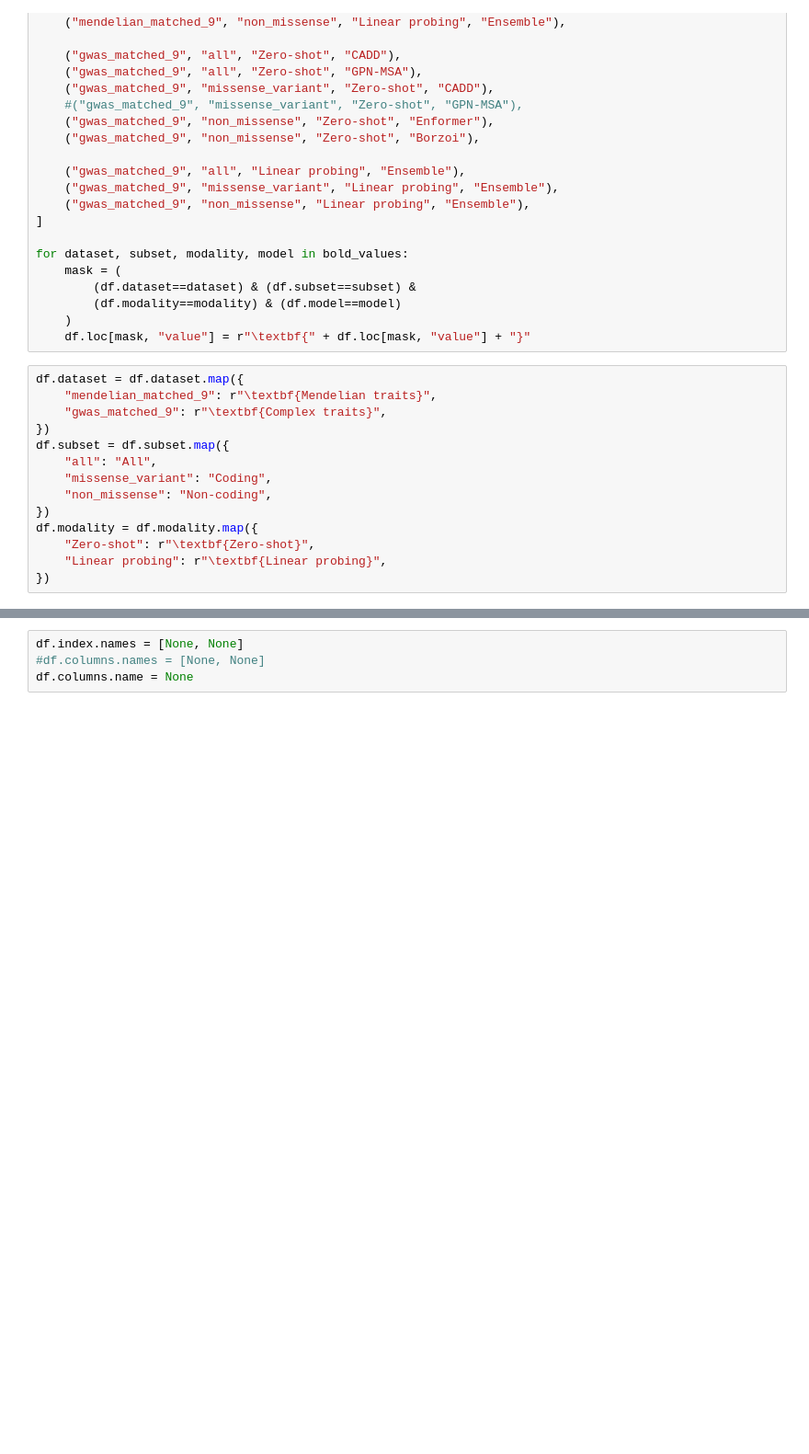
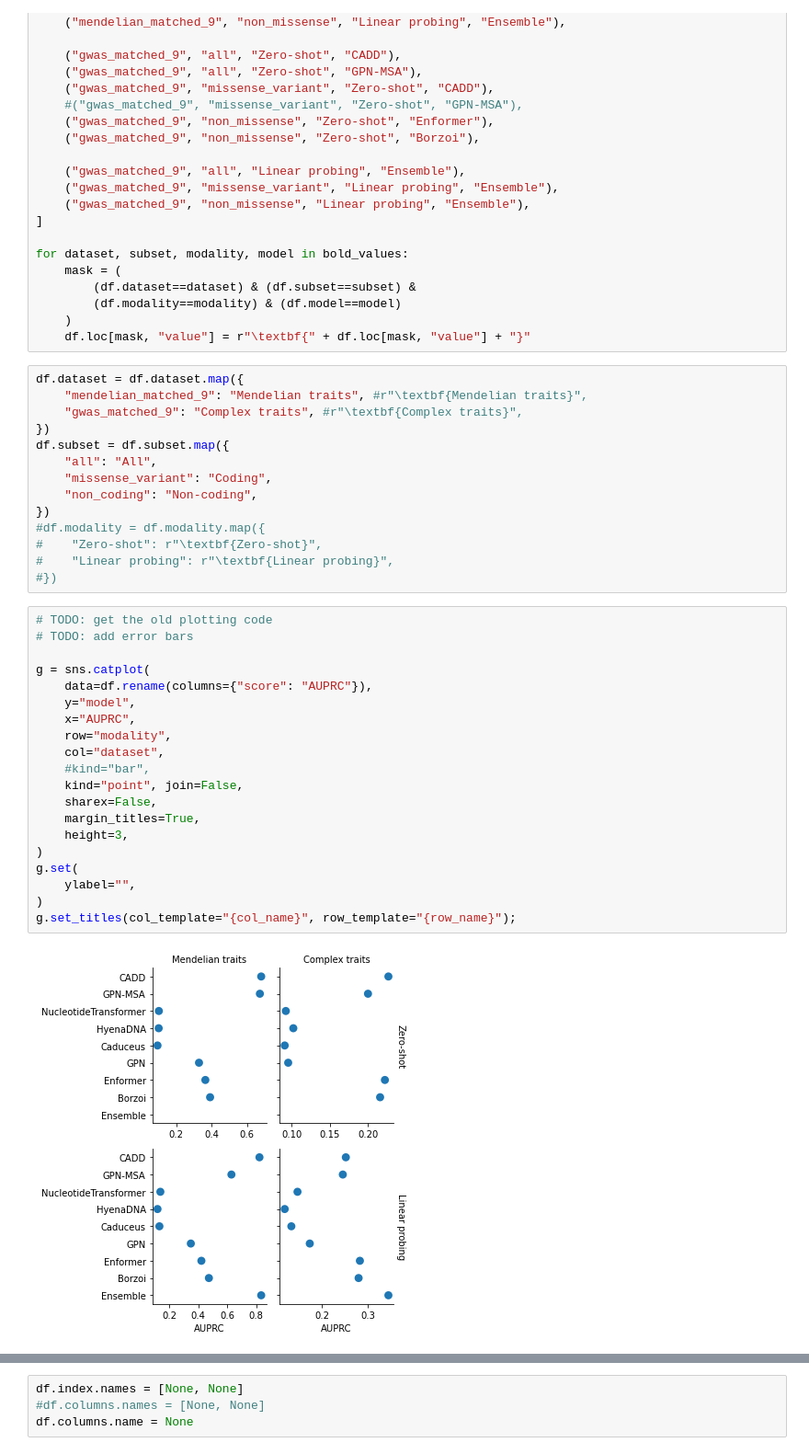
Before and after one commit to minjaf/TraitGym, a Jupyter notebook: workflow/notebooks/results_table.ipynb, the cells around one changed output, grey strips where cells are left out. Shown: that part at 92% size. Saved outputs shown, nothing was run; the diff lists cells and outputs as text; blank space fills up the shorter version.

```diff
--- a/workflow/notebooks/results_table.ipynb
+++ b/workflow/notebooks/results_table.ipynb
@@ -130,18 +130,40 @@ for dataset, subset, modality, model in bold_values:
     df.loc[mask, "value"] = r"\textbf{" + df.loc[mask, "value"] + "}"
 # %%
 df.dataset = df.dataset.map({
-    "mendelian_matched_9": r"\textbf{Mendelian traits}",
-    "gwas_matched_9": r"\textbf{Complex traits}",
+    "mendelian_matched_9": "Mendelian traits", #r"\textbf{Mendelian traits}",
+    "gwas_matched_9": "Complex traits", #r"\textbf{Complex traits}",
 })
 df.subset = df.subset.map({
     "all": "All",
     "missense_variant": "Coding",
-    "non_missense": "Non-coding",
+    "non_coding": "Non-coding",
 })
-df.modality = df.modality.map({
-    "Zero-shot": r"\textbf{Zero-shot}",
-    "Linear probing": r"\textbf{Linear probing}",
-})
+#df.modality = df.modality.map({
+#    "Zero-shot": r"\textbf{Zero-shot}",
+#    "Linear probing": r"\textbf{Linear probing}",
+#})
+# %%
+# TODO: get the old plotting code
+# TODO: add error bars
+
+g = sns.catplot(
+    data=df.rename(columns={"score": "AUPRC"}),
+    y="model",
+    x="AUPRC",
+    row="modality",
+    col="dataset",
+    #kind="bar",
+    kind="point", join=False,
+    sharex=False,
+    margin_titles=True,
+    height=3,
+)
+g.set(
+    ylabel="",
+)
+g.set_titles(col_template="{col_name}", row_template="{row_name}");
+# %% [output]
+[figure, added]
 # %%
 df = df.pivot_table(
     index=["modality", "model"],
```
Also changed, not shown: parts of 5 cells of this notebook, 3 other files.
